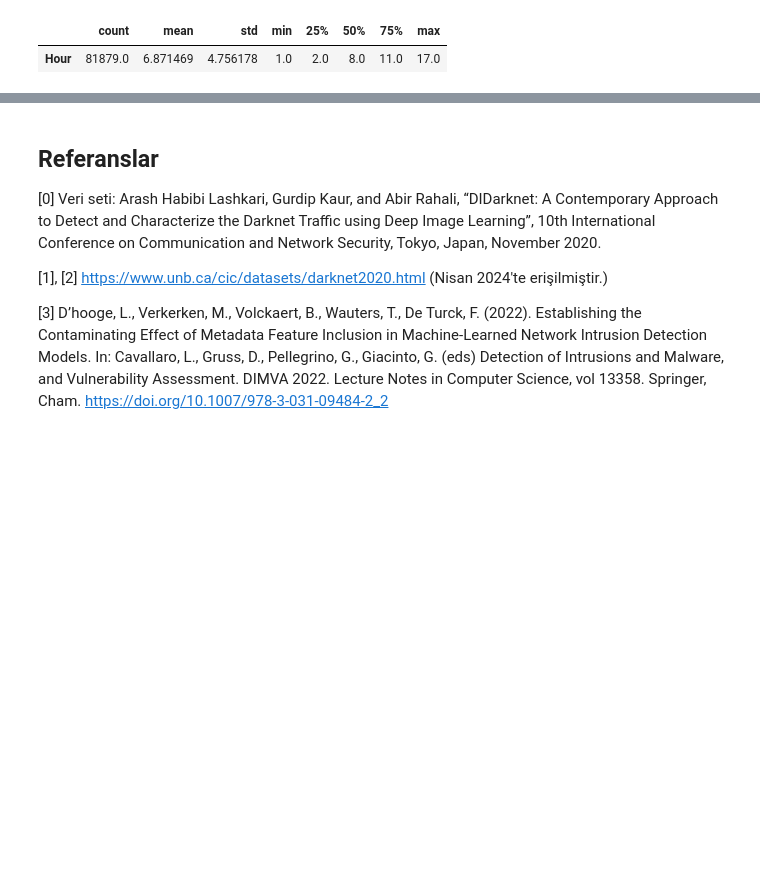
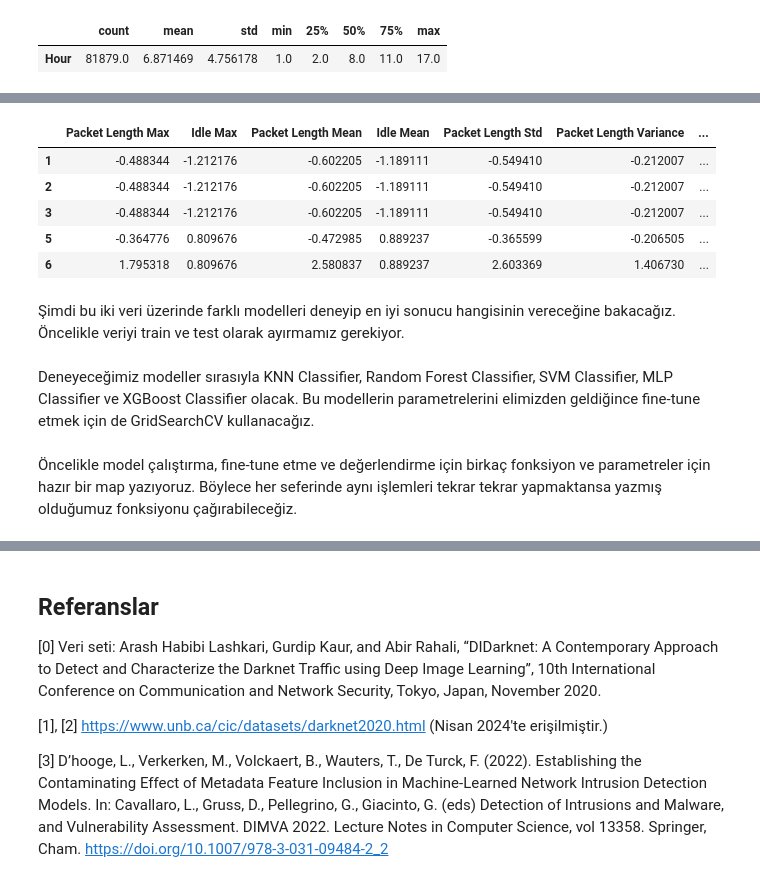
Before and after one commit to BoraDere/Darknet, a Jupyter notebook: nb.ipynb, the cells around one changed output, grey strips where cells are left out. Drawn from its saved outputs; the diff is of its cells as text; code cells hidden in the pictures; blank space fills up the shorter version.

```diff
--- a/nb.ipynb
+++ b/nb.ipynb
@@ -943,0 +956,4 @@ BUNU MODEL İÇİN İKİ FARKLI DATA OLUŞTURMAKTA KULLAN??
+# %%
+del data, df, encoded_df, outlier_removed_df
+df = normalized_df
+del normalized_df
@@ -944,6 +962,6 @@ BUNU MODEL İÇİN İKİ FARKLI DATA OLUŞTURMAKTA KULLAN??
 # %%
-y = outlier_removed_df['Label']
-X = outlier_removed_df.drop(columns=['Label'])
+y = df['Label']
+X = df.drop(columns=['Label'])
 
 mi = mutual_info_classif(X, y, random_state=42)
 
@@ -974,4 +992,4 @@ Hiçbir özellik hedef ile inanılmaz ilişkili görünmüyor. Öte yandan bazı
 # %%
-features = mi[mi > 0.06].index
+features = mi[mi > 0.1].index
 features
 # %% [output]
@@ -1003,0 +1023,14 @@ normalized_df = normalized_df[features]
+# %%
+df_mi = df[features].copy()
+df_mi['Label'] = df['Label']
+
+df_mi.head()
+# %% [output]
+|  | Packet Length Max | Idle Max | Packet Length Mean | Idle Mean | Packet Length Std | Packet Length Variance | ... |
+| 1 | -0.488344 | -1.212176 | -0.602205 | -1.189111 | -0.549410 | -0.212007 | ... |
+| 2 | -0.488344 | -1.212176 | -0.602205 | -1.189111 | -0.549410 | -0.212007 | ... |
+| 3 | -0.488344 | -1.212176 | -0.602205 | -1.189111 | -0.549410 | -0.212007 | ... |
+| 5 | -0.364776 | 0.809676 | -0.472985 | 0.889237 | -0.365599 | -0.206505 | ... |
+| 6 | 1.795318 | 0.809676 | 2.580837 | 0.889237 | 2.603369 | 1.406730 | ... |
+# %% [markdown]
+Şimdi bu iki veri üzerinde farklı modelleri deneyip en iyi sonucu hangisinin vereceğine bakacağız. Öncelikle veriyi train ve test olarak ayırmamız gerekiyor.
@@ -1003,0 +1053,4 @@ normalized_df = normalized_df[features]
+# %% [markdown]
+Deneyeceğimiz modeller sırasıyla KNN Classifier, Random Forest Classifier, SVM Classifier, MLP Classifier ve XGBoost Classifier olacak. Bu modellerin parametrelerini elimizden geldiğince fine-tune etmek için de GridSearchCV kullanacağız.
+# %% [markdown]
+Öncelikle model çalıştırma, fine-tune etme ve değerlendirme için birkaç fonksiyon ve parametreler için hazır bir map yazıyoruz. Böylece her seferinde aynı işlemleri tekrar tekrar yapmaktansa yazmış olduğumuz fonksiyonu çağırabileceğiz.
```
Also changed, not shown: parts of 44 cells of this notebook, 4 other files.
